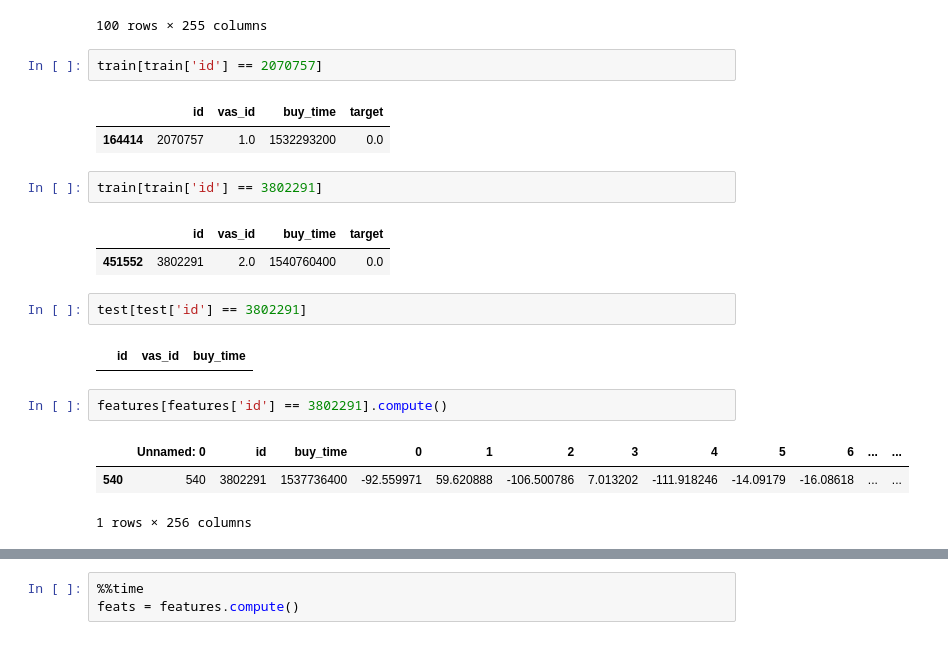
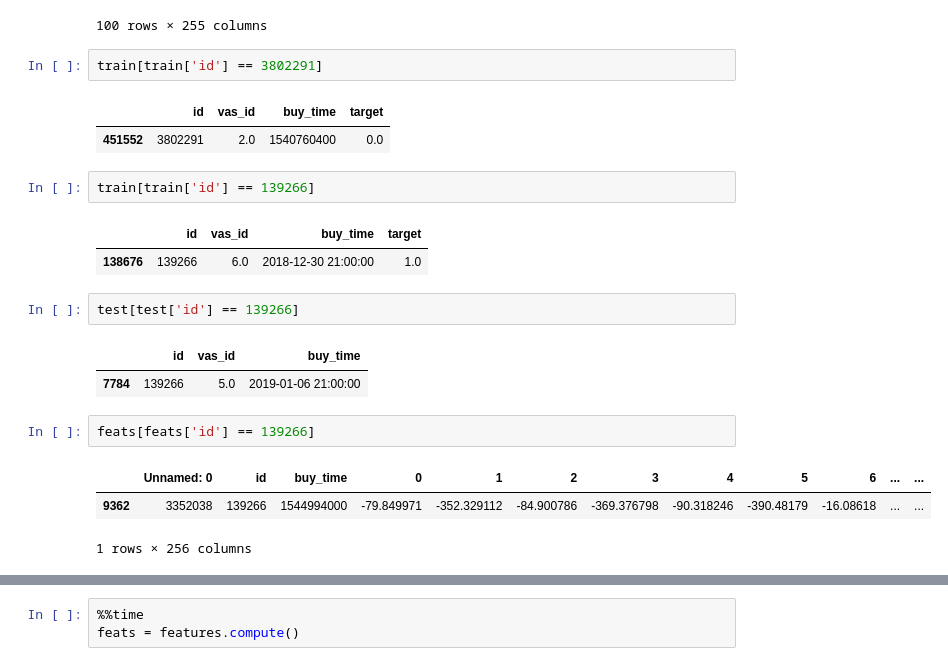
Before and after one commit to hildar/RecSys-Megafon, a Jupyter notebook: Tests.ipynb, the cells around one changed output, grey strips where cells are left out. Drawn from its saved outputs; the diff is of its cells as text.

```diff
--- a/Tests.ipynb
+++ b/Tests.ipynb
@@ -200,23 +225,24 @@ header
 | 536 | 3800208 | 1545598800 | -96.799971 | 15.550888 | -110.740786 | 22.263202 | -116.158246 | 1.15821 | -16.08618 | -65.076097 | ... | ... |
 | 540 | 3802291 | 1537736400 | -92.559971 | 59.620888 | -106.500786 | 7.013202 | -111.918246 | -14.09179 | -16.08618 | -59.146097 | ... | ... |
 100 rows × 255 columns
-# %%
-train[train['id'] == 2070757]
-# %% [output]
-|  | id | vas_id | buy_time | target |
-| 164414 | 2070757 | 1.0 | 1532293200 | 0.0 |
 # %%
 train[train['id'] == 3802291]
 # %% [output]
 |  | id | vas_id | buy_time | target |
 | 451552 | 3802291 | 2.0 | 1540760400 | 0.0 |
+# %%
+train[train['id'] == 139266]
+# %% [output]
+|  | id | vas_id | buy_time | target |
+| 138676 | 139266 | 6.0 | 2018-12-30 21:00:00 | 1.0 |
 # %%
-test[test['id'] == 3802291]
+test[test['id'] == 139266]
 # %% [output]
 |  | id | vas_id | buy_time |
+| 7784 | 139266 | 5.0 | 2019-01-06 21:00:00 |
 # %%
-features[features['id'] == 3802291].compute()
+feats[feats['id'] == 139266]
 # %% [output]
 |  | Unnamed: 0 | id | buy_time | 0 | 1 | 2 | 3 | 4 | 5 | 6 | ... | ... |
-| 540 | 540 | 3802291 | 1537736400 | -92.559971 | 59.620888 | -106.500786 | 7.013202 | -111.918246 | -14.09179 | -16.08618 | ... | ... |
+| 9362 | 3352038 | 139266 | 1544994000 | -79.849971 | -352.329112 | -84.900786 | -369.376798 | -90.318246 | -390.48179 | -16.08618 | ... | ... |
 1 rows × 256 columns
```
Also changed, not shown: parts of 4 cells of this notebook.
